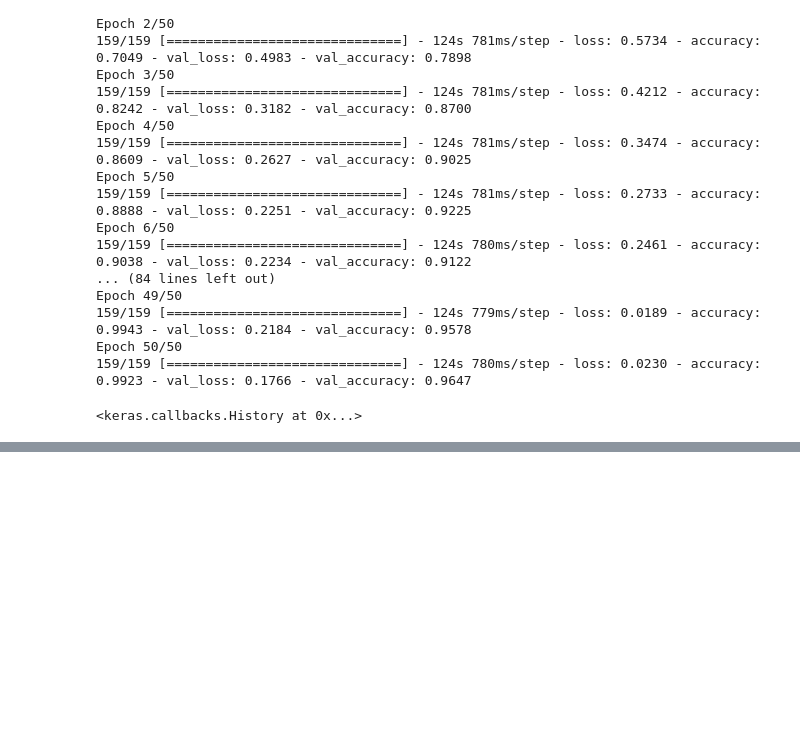
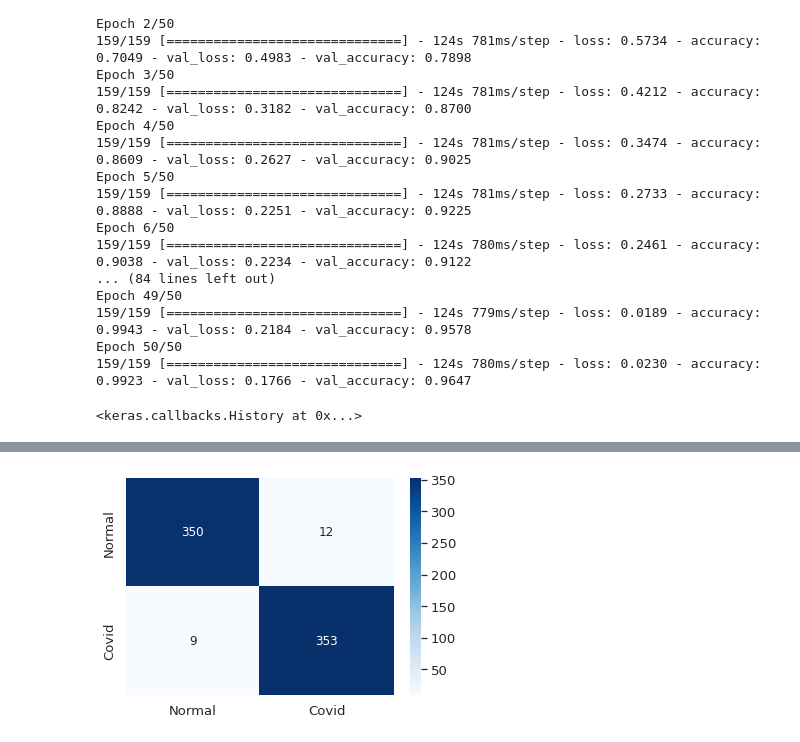
Before and after one commit to Arjun-Siva/covid-prediction, a Jupyter notebook: EMCNet_Covid_Prediction.ipynb, the cells around one changed output, grey strips where cells are left out. Saved outputs shown, nothing was run; the diff lists cells and outputs as text; code cells hidden in the pictures; blank space fills up the shorter version.

```diff
--- a/EMCNet_Covid_Prediction.ipynb
+++ b/EMCNet_Covid_Prediction.ipynb
@@ -174,0 +190,5 @@ files.download('data/models/cnn_model.h5')
+# %%
+cnn_model = load_model('data/models/cnn_model.h5')
+# %%
+preds = cnn_model.predict(x=test_gen)
+print(classification_report(y_true= test_gen.classes, y_pred=np.argmax(preds, axis=-1), digits=4))
@@ -174,0 +204,8 @@ files.download('data/models/cnn_model.h5')
+# %%
+cm = confusion_matrix(y_true= test_gen.classes, y_pred=np.argmax(preds, axis=-1))
+labels = ['Normal', 'Covid']
+sns.set(font_scale=1.2)
+sns.heatmap(cm, annot=True, annot_kws={"size": 12},cmap='Blues', fmt='g', xticklabels=labels, yticklabels=labels)
+plt.show()
+# %% [output]
+[figure, added]
```
Also changed, not shown: parts of 14 cells of this notebook.
